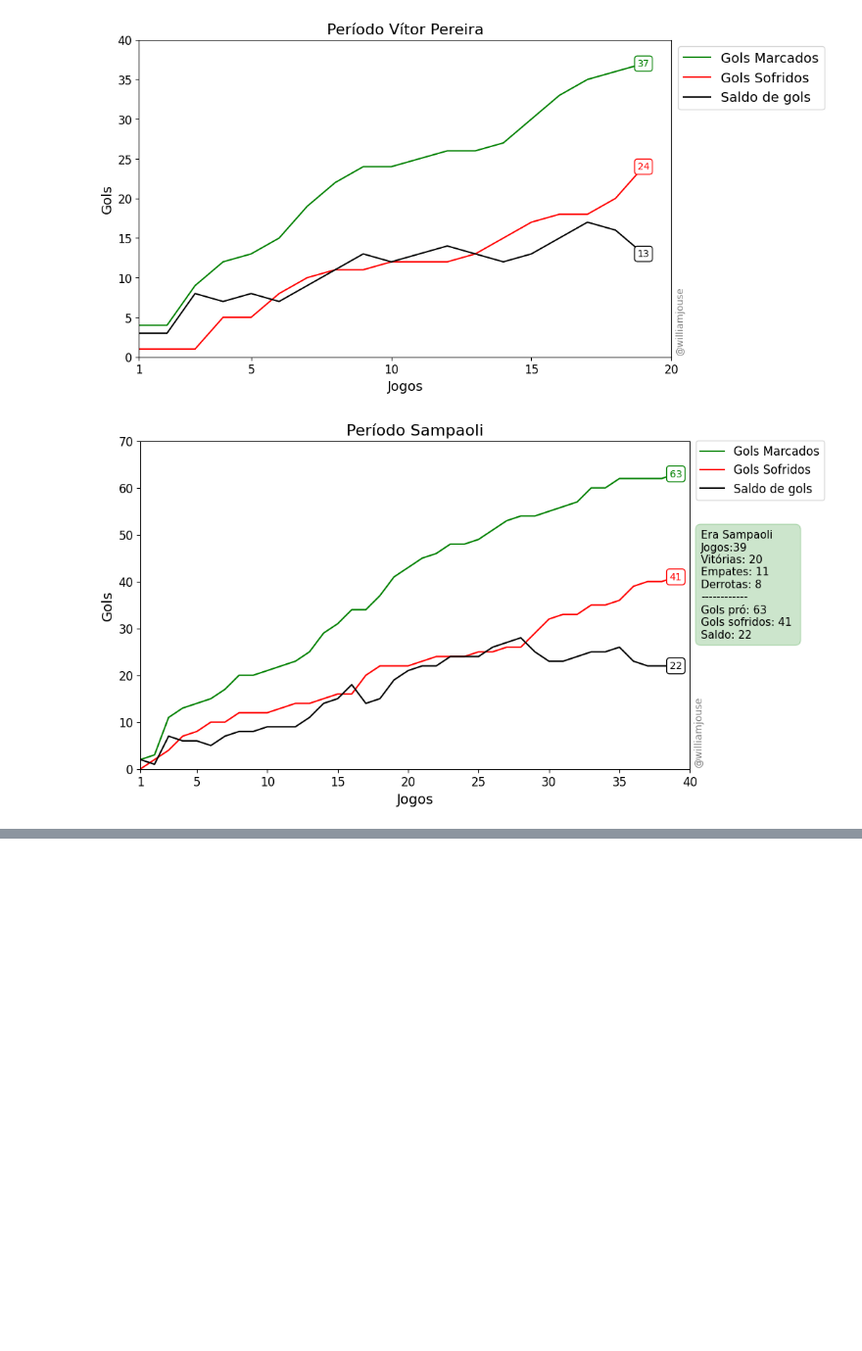
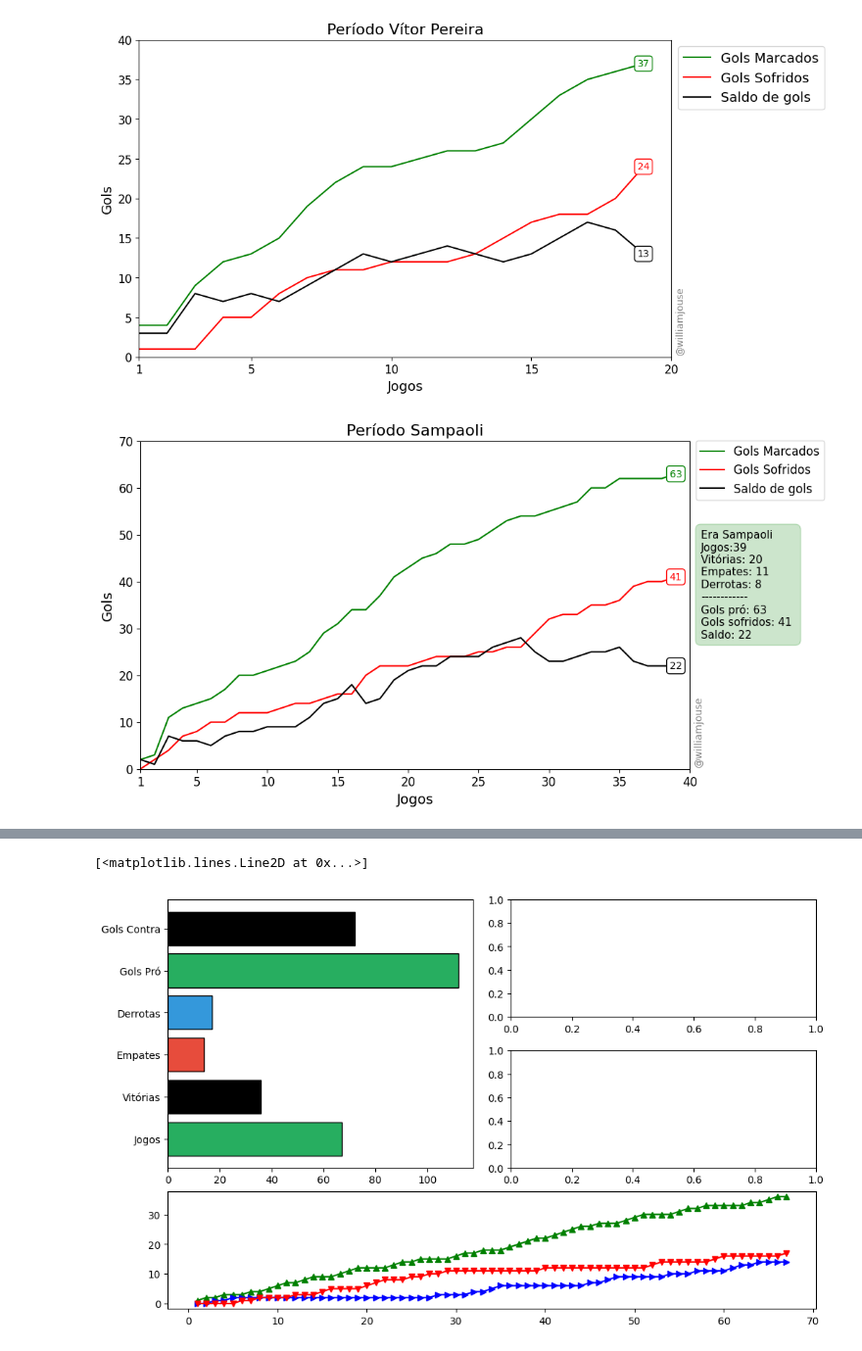
Before and after one commit to williamjouse/jogos-Flamengo-2023, a Jupyter notebook: notebooks/01-New_Analysis.ipynb, the cells around one changed output, grey strips where cells are left out. Shown: that part at 98% size. Drawn from its saved outputs; the diff is of its cells as text; code cells hidden in the pictures; blank space fills up the shorter version.

```diff
--- a/notebooks/01-New_Analysis.ipynb
+++ b/notebooks/01-New_Analysis.ipynb
@@ -809,0 +935,17 @@ plt.show()
+# %%
+fig = plt.figure(constrained_layout=True, figsize=(10,6))
+mosaic = fig.subplot_mosaic('''
+                     AB
+                     AC
+                     DD''')
+
+mosaic['A'].barh(labels, values, color=['#27AE60', 'black', '#E74C3C', '#3498DB'], edgecolor='black')
+
+
+
+mosaic['D'].plot(stats['jogos_cumulativos'], stats['Vitórias_cumulativas'], label='Vitórias', color='green', marker="^")
+mosaic['D'].plot(stats['jogos_cumulativos'], stats['Empates_cumulativas'], label='Empate', color='blue', marker=">")
+mosaic['D'].plot(stats['jogos_cumulativos'], stats['Derrotas_cumulativas'], label='Derrotas', color='red', marker="v")
+# %% [output]
+[<matplotlib.lines.Line2D at 0x...>]
+[figure, added]
```
Also changed, not shown: parts of 16 cells of this notebook, 11 other files.
